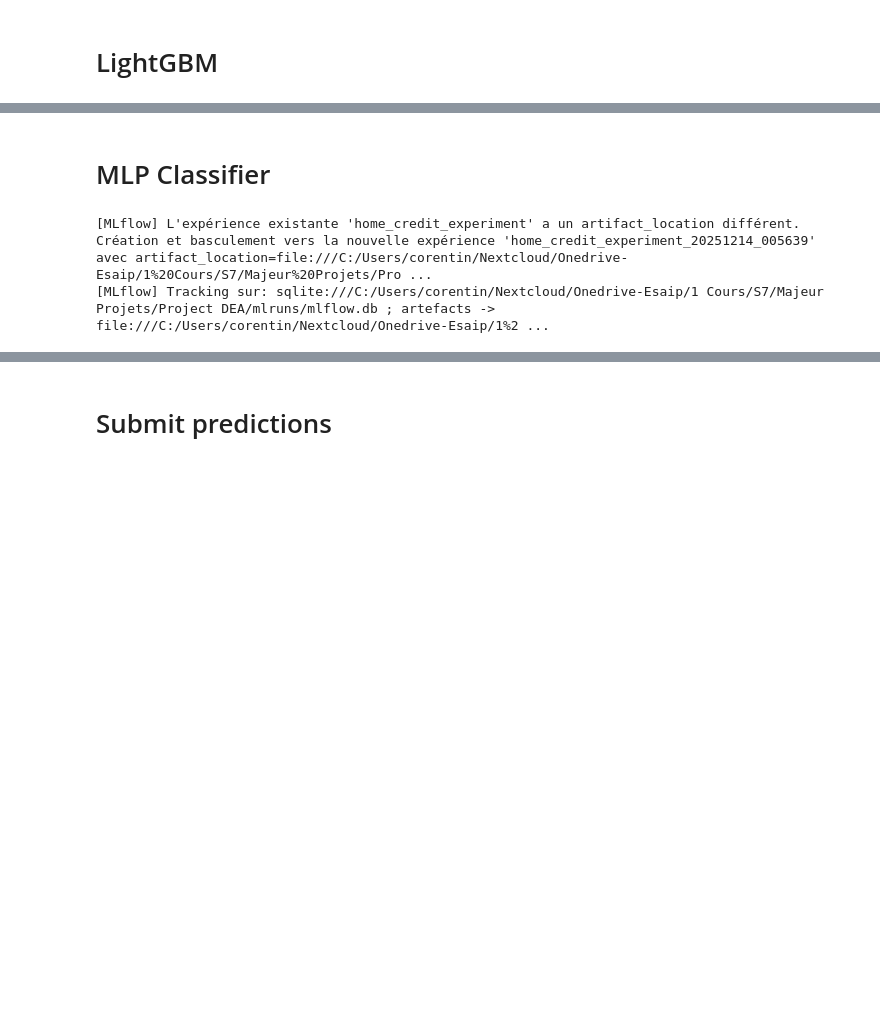
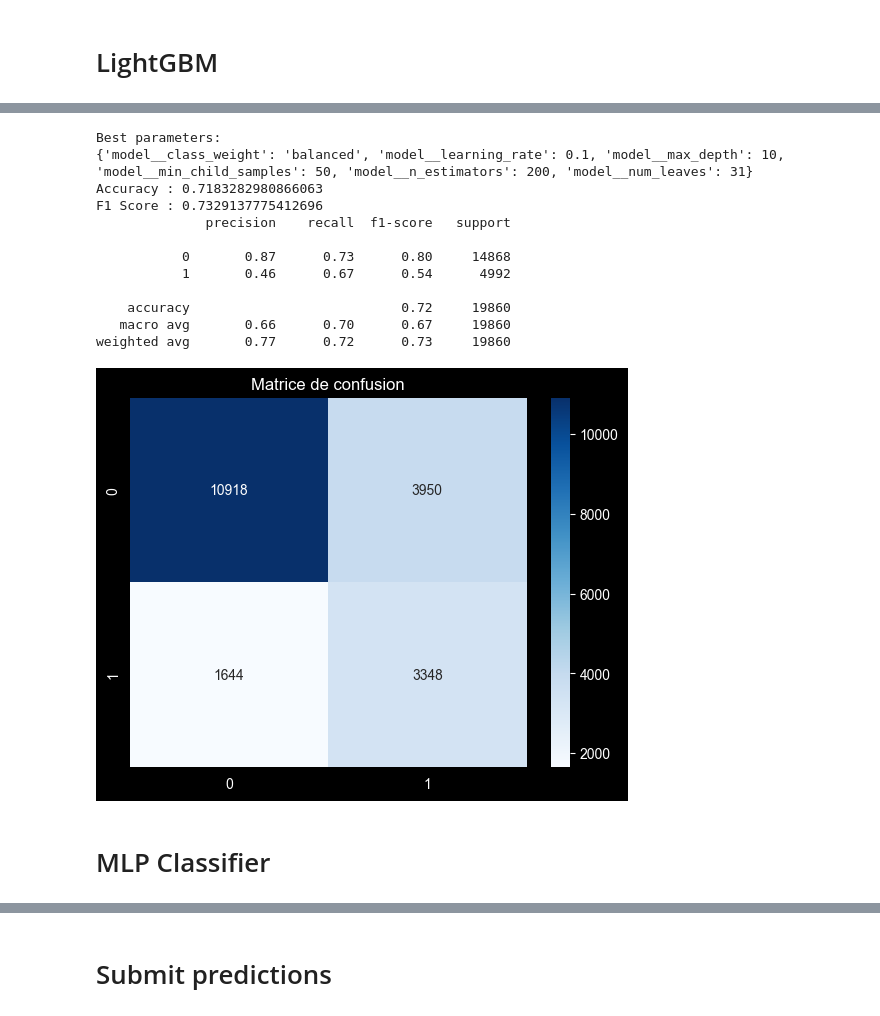
Before and after one commit to corazon008/Data-Engineering-Project, a Jupyter notebook: notebooks/02_model_training.ipynb, the cells around one changed output, grey strips where cells are left out. Cells and saved outputs as stored; diff of their text form; code cells hidden in the pictures; blank space fills up the shorter version.

```diff
--- a/notebooks/02_model_training.ipynb
+++ b/notebooks/02_model_training.ipynb
@@ -209,9 +208,13 @@ Created version '2' of model 'home_credit_logreg'.
 # LightGBM
 # %%
 param_grid = {
-    "model__class_weight": ['balanced', {0: 1, 1: 10}]
+    "model__class_weight": ['balanced'],
+    "model__n_estimators": [200, 300],
+    "model__learning_rate": [0.1],
+    "model__num_leaves": [31, 50],
+    "model__max_depth": [-1, 10, 20],
+    "model__min_child_samples": [20, 50],
 }
 from lightgbm import LGBMClassifier
 pipeline = get_pipeline(LGBMClassifier(), numeric_features=number_col, categorical_features=categorical_col)
-grid = GridSearchCV(pipeline, param_grid, cv=skf, n_jobs=-1, verbose=2)
-tracker = MLflowTracker("home_credit_experiment")
+grid = GridSearchCV(pipeline, param_grid, scoring="roc_auc", cv=skf, n_jobs=-1, verbose=2)
@@ -255,22 +254,42 @@ Created version '3' of model 'home_credit_lgbm'.
+# %%
+y_pred = grid.predict(X_test)
+print("Best parameters:")
+print(grid.best_params_)
+
+print("Accuracy :", accuracy_score(y_test, y_pred))
+print("F1 Score :", f1_score(y_test, y_pred, average='weighted'))
+print(classification_report(y_test, y_pred))
+sns.heatmap(confusion_matrix(y_test, y_pred), annot=True, fmt="d", cmap="Blues")
+plt.title("Matrice de confusion")
+plt.show()
+# %% [output]
+Best parameters:
+{'model__class_weight': 'balanced', 'model__learning_rate': 0.1, 'model__max_depth': 10, 'model__min_child_samples': 50, 'model__n_estimators': 200, 'model__num_leaves': 31}
+Accuracy : 0.7183282980866063
+F1 Score : 0.7329137775412696
+              precision    recall  f1-score   support
+
+           0       0.87      0.73      0.80     14868
+           1       0.46      0.67      0.54      4992
+
+    accuracy                           0.72     19860
+   macro avg       0.66      0.70      0.67     19860
+weighted avg       0.77      0.72      0.73     19860
+[figure, added]
 # %% [markdown]
 # MLP Classifier
 # %%
 param_grid = {
-    "model__hidden_layer_sizes": [(50,), (100,), (50, 50)],
-    "model__activation": ['relu', 'tanh'],
+    "model__hidden_layer_sizes": [(100,), (200,)],
+    "model__activation": ['relu'],
     "model__solver": ['adam'],
-    "model__alpha": [0.0001, 0.001],
-    "model__learning_rate": ['constant', 'adaptive'],
+    #"model__alpha": [0.0001, 0.001],
+    #"model__learning_rate": ['constant', 'adaptive'],
     "model__max_iter": [200],
 }
 from sklearn.neural_network import MLPClassifier
 pipeline = get_pipeline(MLPClassifier(), numeric_features=number_col, categorical_features=categorical_col)
-grid = GridSearchCV(pipeline, param_grid, cv=skf, n_jobs=-1, verbose=2)
-tracker = MLflowTracker("home_credit_experiment")
+grid = GridSearchCV(pipeline, param_grid, scoring="roc_auc", cv=skf, n_jobs=-1, verbose=2)
-# %% [output]
-[MLflow] L'expérience existante 'home_credit_experiment' a un artifact_location différent.
-Création et basculement vers la nouvelle expérience 'home_credit_experiment_20251214_005639' avec artifact_location=file:///C:/Users/corentin/Nextcloud/Onedrive-Esaip/1%20Cours/S7/Majeur%20Projets/Pro ...
-[MLflow] Tracking sur: sqlite:///C:/Users/corentin/Nextcloud/Onedrive-Esaip/1 Cours/S7/Majeur Projets/Project DEA/mlruns/mlflow.db ; artefacts -> file:///C:/Users/corentin/Nextcloud/Onedrive-Esaip/1%2 ...
 # %%
 best_model, metrics = run_training_with_mlflow(
     grid=grid,
```
Also changed, not shown: parts of 9 cells of this notebook, 1 other file.
